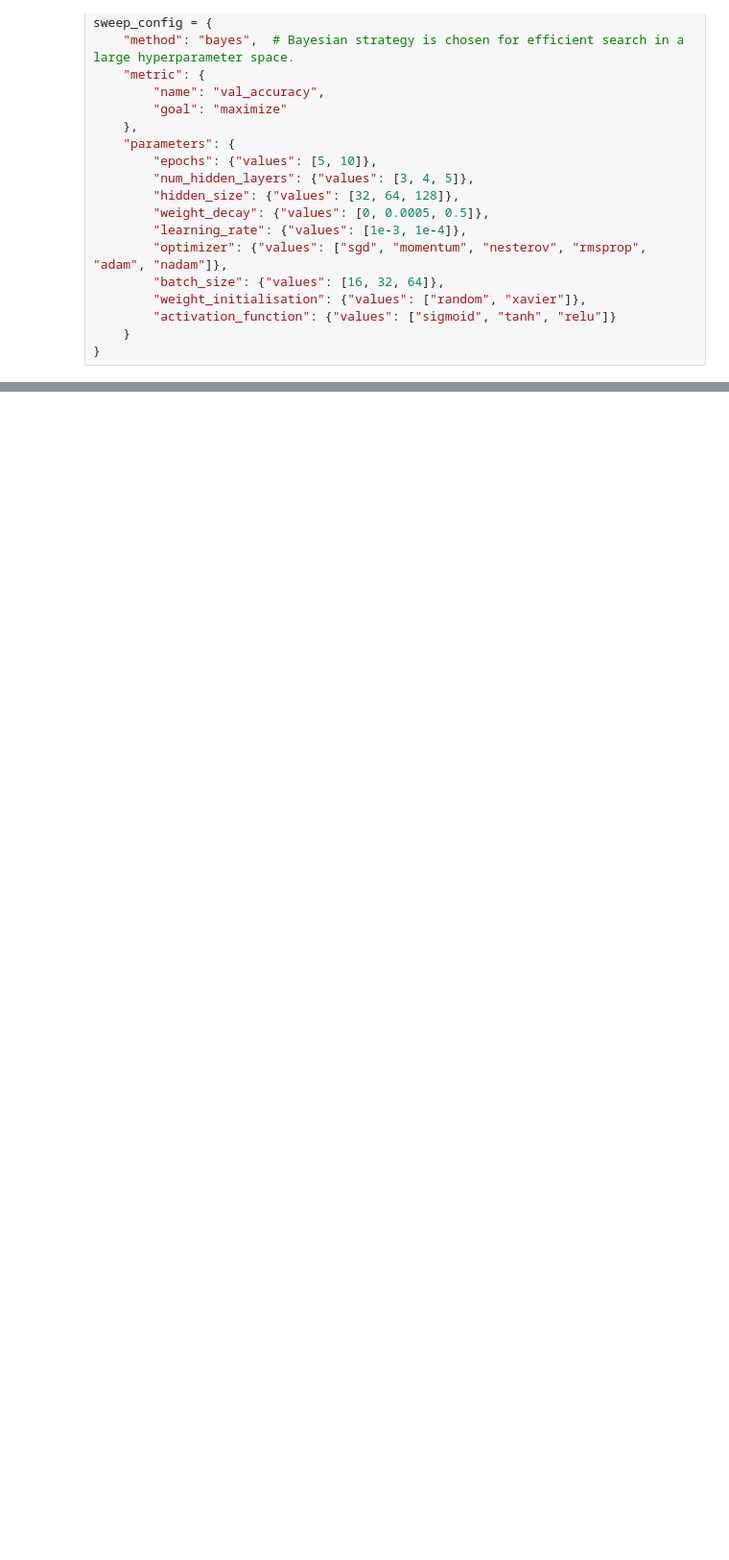
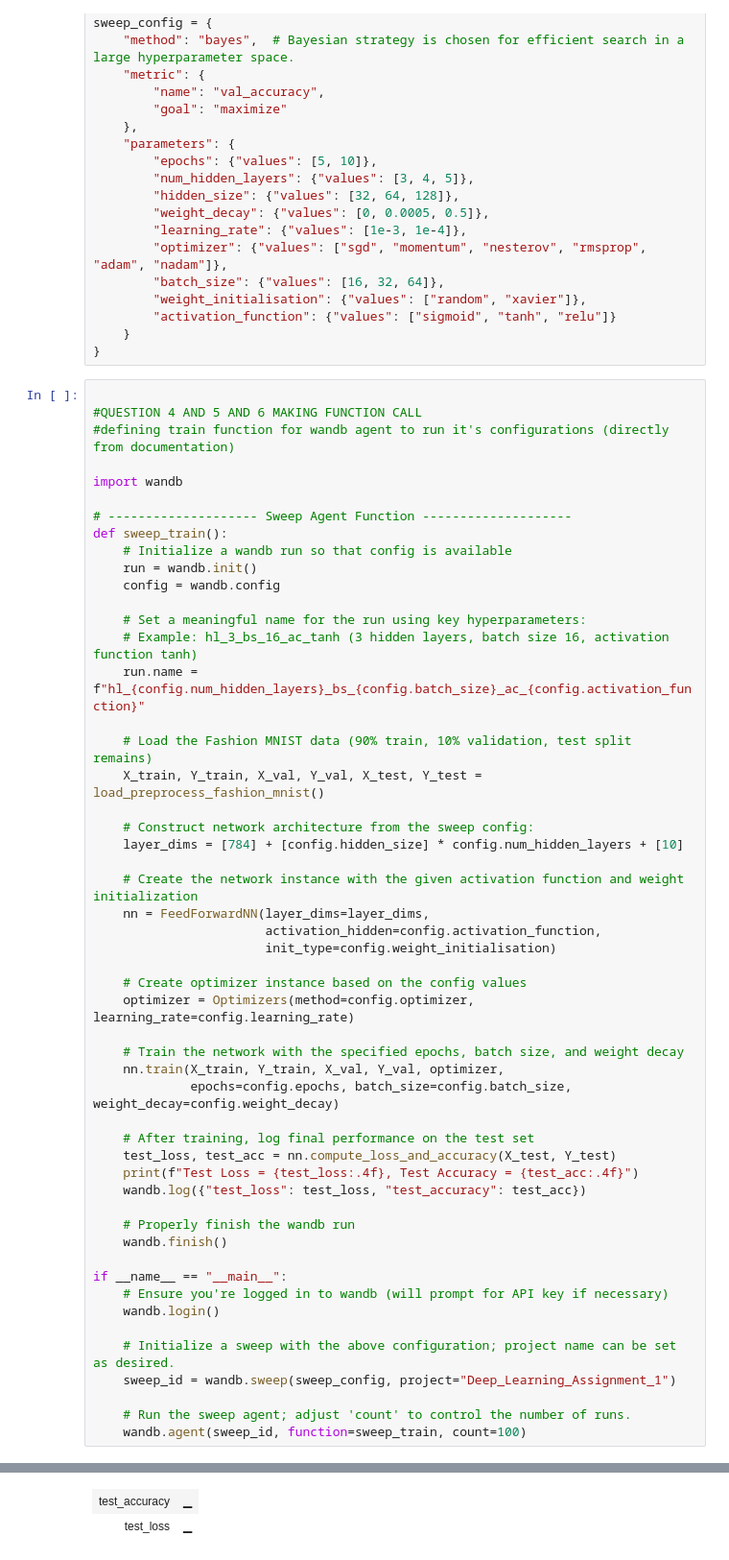
Before and after one commit to lokeshtalamala1/Deep_Learning_Assignment_1, a Jupyter notebook: DL.ipynb, the cells around one changed output, grey strips where cells are left out. Shown: that part at 96% size. Drawn from its saved outputs; the diff is of its cells as text; blank space fills up the shorter version.

Commit message:
Making Function Call: Sweep Agent Function

```diff
--- a/DL.ipynb
+++ b/DL.ipynb
@@ -350,3 +366,56 @@ sweep_config = {
         "activation_function": {"values": ["sigmoid", "tanh", "relu"]}
     }
 }
+# %%
+
+#QUESTION 4 AND 5 AND 6 MAKING FUNCTION CALL
+#defining train function for wandb agent to run it's configurations (directly from documentation)
+
+import wandb
+
+# -------------------- Sweep Agent Function --------------------
+def sweep_train():
+    # Initialize a wandb run so that config is available
+    run = wandb.init()
+    config = wandb.config
+
+    # Set a meaningful name for the run using key hyperparameters:
+    # Example: hl_3_bs_16_ac_tanh (3 hidden layers, batch size 16, activation function tanh)
+    run.name = f"hl_{config.num_hidden_layers}_bs_{config.batch_size}_ac_{config.activation_function}"
+
+    # Load the Fashion MNIST data (90% train, 10% validation, test split remains)
+    X_train, Y_train, X_val, Y_val, X_test, Y_test = load_preprocess_fashion_mnist()
+
+    # Construct network architecture from the sweep config:
+    layer_dims = [784] + [config.hidden_size] * config.num_hidden_layers + [10]
+
+    # Create the network instance with the given activation function and weight initialization
+    nn = FeedForwardNN(layer_dims=layer_dims,
+                       activation_hidden=config.activation_function,
+                       init_type=config.weight_initialisation)
+
+    # Create optimizer instance based on the config values
+    optimizer = Optimizers(method=config.optimizer, learning_rate=config.learning_rate)
+
+    # Train the network with the specified epochs, batch size, and weight decay
+    nn.train(X_train, Y_train, X_val, Y_val, optimizer,
+             epochs=config.epochs, batch_size=config.batch_size, weight_decay=config.weight_decay)
+
+    # After training, log final performance on the test set
+    test_loss, test_acc = nn.compute_loss_and_accuracy(X_test, Y_test)
+    print(f"Test Loss = {test_loss:.4f}, Test Accuracy = {test_acc:.4f}")
+    wandb.log({"test_loss": test_loss, "test_accuracy": test_acc})
+
+    # Properly finish the wandb run
+    wandb.finish()
+
+if __name__ == "__main__":
+    # Ensure you're logged in to wandb (will prompt for API key if necessary)
+    wandb.login()
+
+    # Initialize a sweep with the above configuration; project name can be set as desired.
+    sweep_id = wandb.sweep(sweep_config, project="Deep_Learning_Assignment_1")
+
+    # Run the sweep agent; adjust 'count' to control the number of runs.
+    wandb.agent(sweep_id, function=sweep_train, count=100)
+# %% [output]
@@ -352,0 +449,2 @@ sweep_config = {
+| test_accuracy | ▁ |
+| test_loss | ▁ |
```
Also changed, not shown: parts of 4 cells of this notebook.
